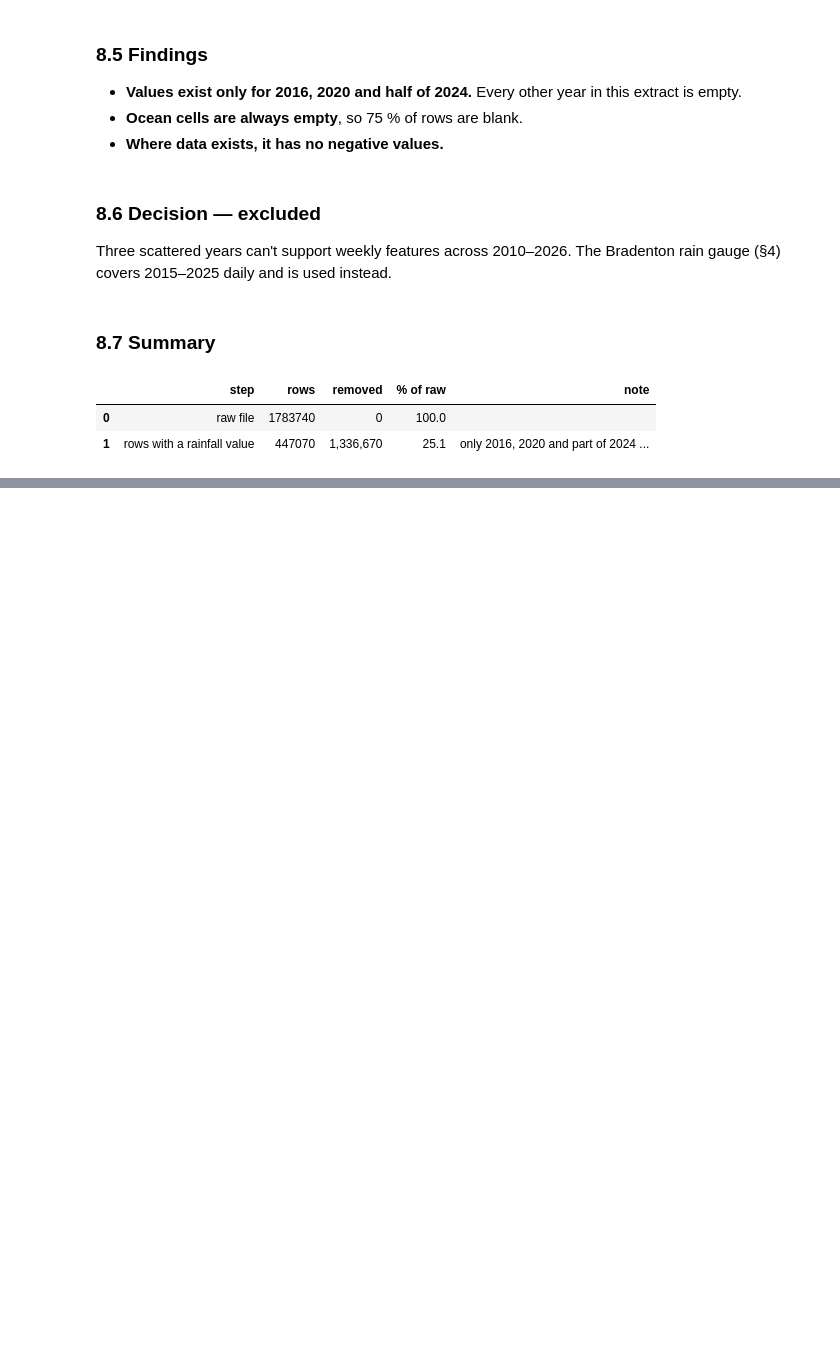
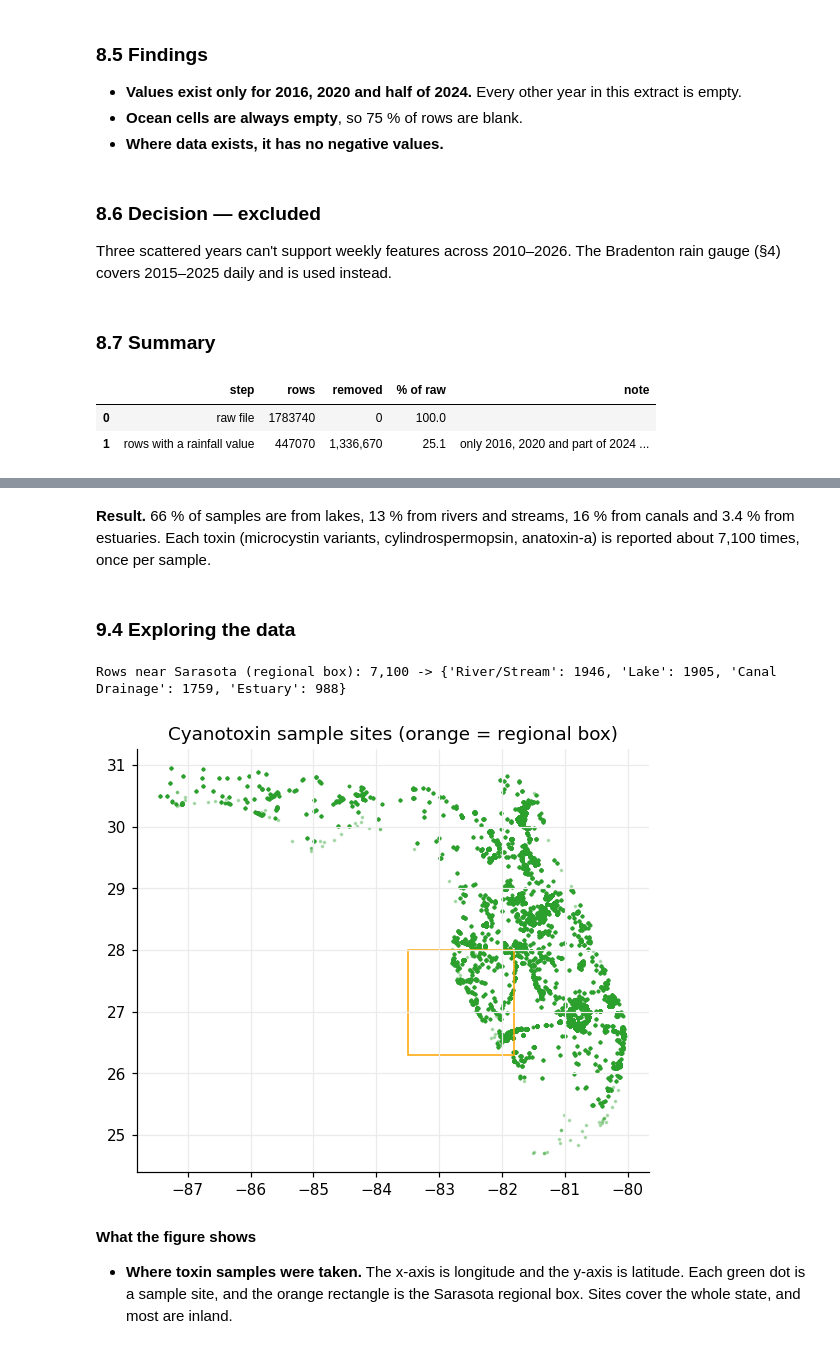
Before and after one commit to Break-Through-Tech/Biointerphase-1A-forecasting-harmful-algal-bloom-risk, a Jupyter notebook: models/notebooks/00_master_eda_and_merge.ipynb, the cells around one changed output, grey strips where cells are left out. Cells and saved outputs as stored; diff of their text form; code cells hidden in the pictures; blank space fills up the shorter version.

```diff
--- a/models/notebooks/00_master_eda_and_merge.ipynb
+++ b/models/notebooks/00_master_eda_and_merge.ipynb
@@ -2158,0 +2178,7 @@ del chirps, valid, cells, land
+# %%
+tox = pd.read_csv(find_file("florida_cyanotoxins_2015-01-01_to_2026-06-17"), low_memory=False)
+print(f"{len(tox):,} rows x {tox.shape[1]} columns")
+keep_cols = ["Location_Type", "Location_Latitude", "Location_Longitude", "Activity_StartDate", "Result_Characteristic",
+             "Reslt_Measre", "Result_MeasureUnit", "DetectionLimit_MeasureA"]
+display(tox[keep_cols].head(3))
+profile_columns(tox[keep_cols])
@@ -2158,0 +2250,18 @@ del chirps, valid, cells, land
+# %% [markdown]
+**Result.** 66 % of samples are from lakes, 13 % from rivers and streams, 16 % from canals and 3.4 % from estuaries. Each toxin (microcystin variants, cylindrospermopsin, anatoxin-a) is reported about 7,100 times, once per sample.
+# %% [markdown]
+### 9.4 Exploring the data
+# %%
+near = tox[is_in_box(tox["Location_Latitude"], tox["Location_Longitude"], REGIONAL_BOX)]
+print(f"Rows near Sarasota (regional box): {len(near):,} ->", near["Location_Type"].value_counts().head(4).to_dict())
+fig, ax = plt.subplots(figsize=(6, 5))
+ax.scatter(tox["Location_Longitude"], tox["Location_Latitude"], s=2, color="tab:green", alpha=0.3)
+ax.add_patch(plt.Rectangle((REGIONAL_BOX["lon"][0], REGIONAL_BOX["lat"][0]), 1.7, 1.7, fill=False, ec="orange"))
+ax.set_title("Cyanotoxin sample sites (orange = regional box)"); plt.show()
+# %% [output]
+Rows near Sarasota (regional box): 7,100 -> {'River/Stream': 1946, 'Lake': 1905, 'Canal Drainage': 1759, 'Estuary': 988}
+[figure, added]
+# %% [markdown]
+**What the figure shows**
+
+* **Where toxin samples were taken.** The x-axis is longitude and the y-axis is latitude. Each green dot is a sample site, and the orange rectangle is the Sarasota regional box. Sites cover the whole state, and most are inland.
```
Also changed, not shown: parts of 12 cells of this notebook, 3 other files.
